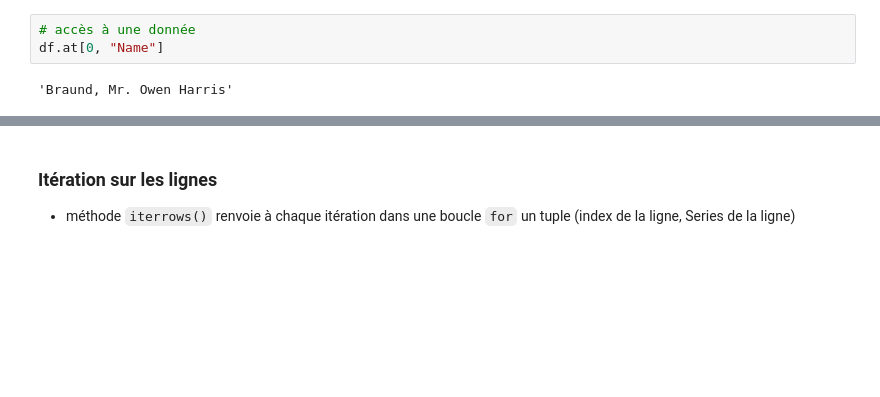
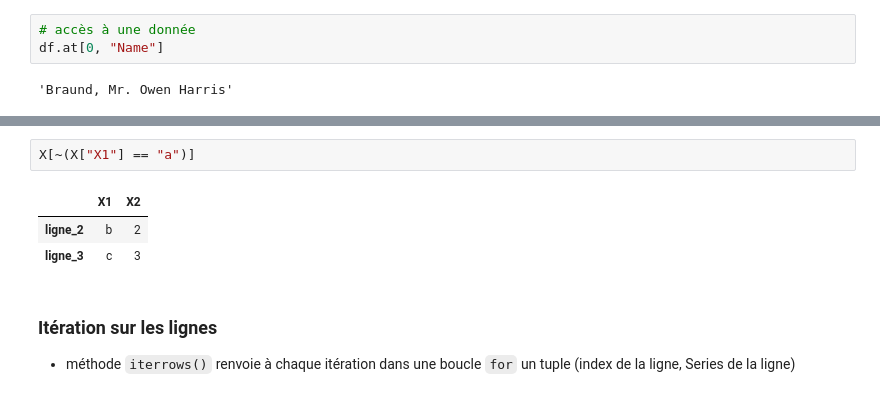
Before and after one commit to lelain/Notes_Python, a Jupyter notebook: Numpy_Matplotlib_Pandas.ipynb, the cells around one changed output, grey strips where cells are left out. Drawn from its saved outputs; the diff is of its cells as text; blank space fills up the shorter version.

```diff
--- a/Numpy_Matplotlib_Pandas.ipynb
+++ b/Numpy_Matplotlib_Pandas.ipynb
@@ -1212,3 +1230,9 @@ df.at[0, "Name"]
+# %%
+X[~(X["X1"] == "a")]
+# %% [output]
+|  | X1 | X2 |
+| ligne_2 | b | 2 |
+| ligne_3 | c | 3 |
 # %% [markdown]
 ### Itération sur les lignes
 
```
Also changed, not shown: parts of 4 cells of this notebook.
